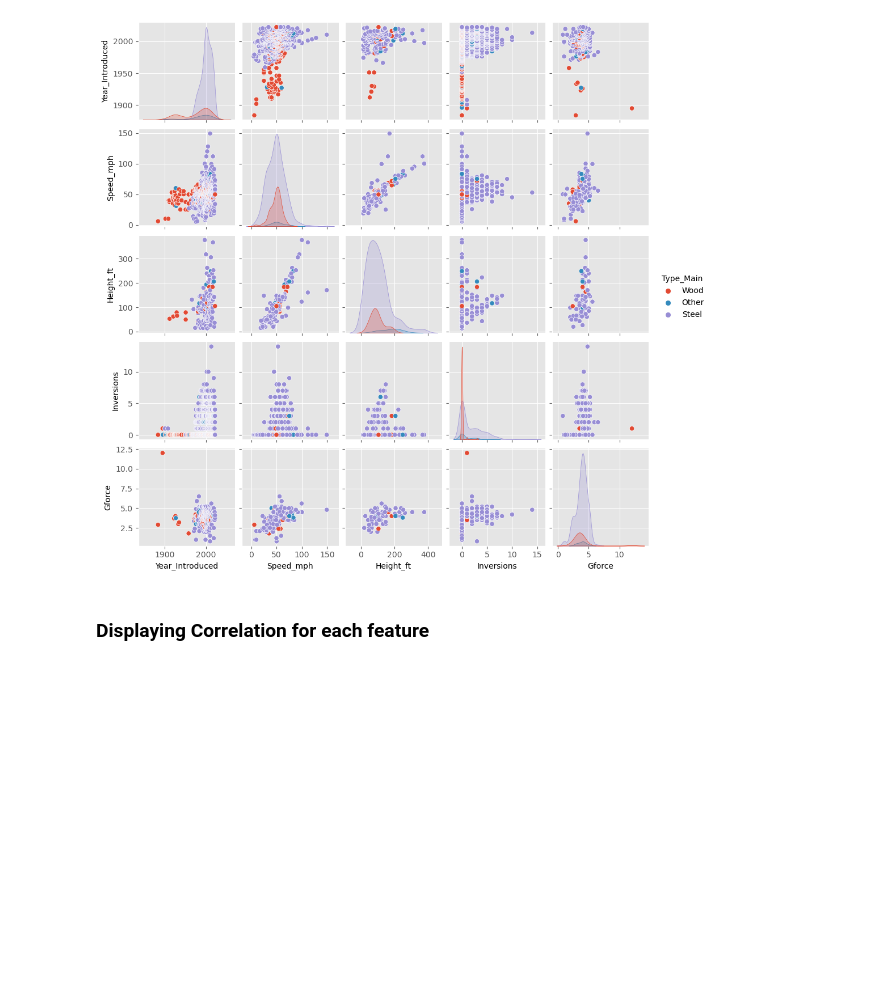
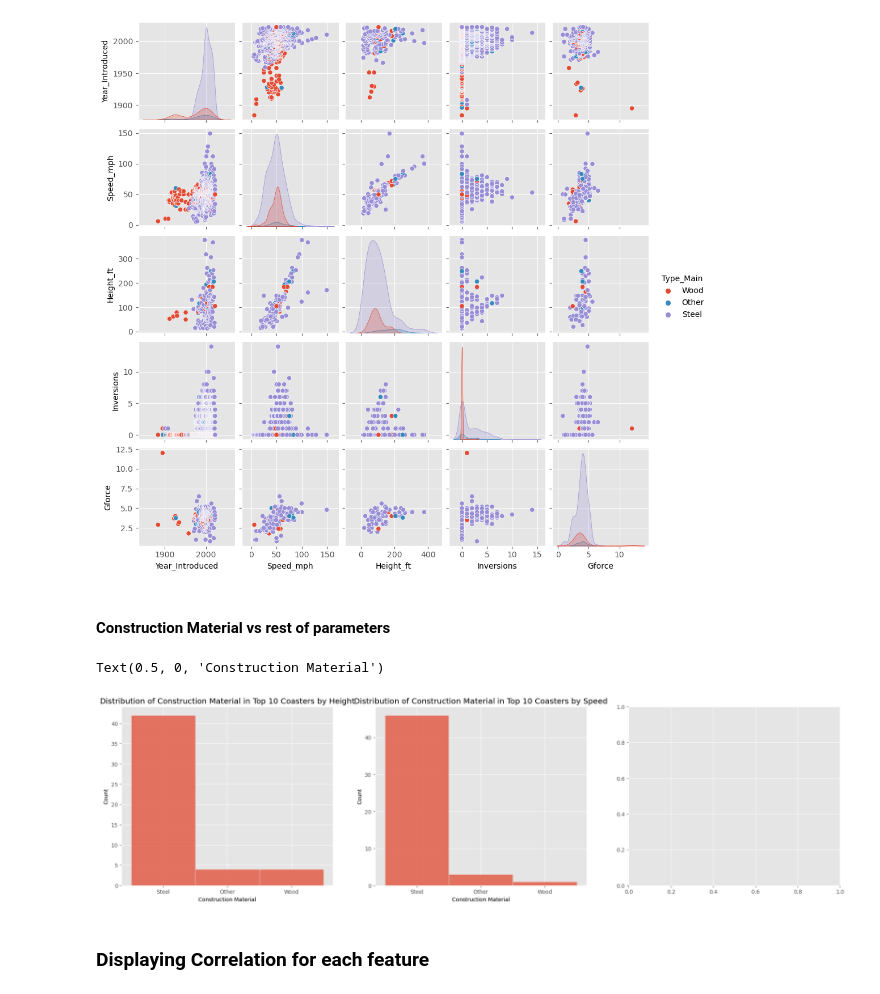
Before and after one commit to Pawcharz/Statistics-Analysis-Playground, a Jupyter notebook: rollercoaster/exploratory-data-analysis.ipynb, the cells around one changed output. Saved outputs shown, nothing was run; the diff lists cells and outputs as text; code cells hidden in the pictures; blank space fills up the shorter version.

Commit message:
Plot distribution of materials in top 10 coasters

```diff
--- a/rollercoaster/exploratory-data-analysis.ipynb
+++ b/rollercoaster/exploratory-data-analysis.ipynb
@@ -409,6 +409,38 @@ sns.pairplot(data=df, vars=quantitative_features, hue='Type_Main', height=2)
 # %% [output]
 <seaborn.axisgrid.PairGrid at 0x...>
 [figure]
+# %% [markdown]
+#### Construction Material vs rest of parameters
+# %%
+f, axs = plt.subplots(1, 3, figsize=(24, 6))
+
+TOP_COUNT = 50
+top_height = df.dropna(subset=['Height_ft']).sort_values(by='Height_ft', ascending=False).head(TOP_COUNT)
+
+sns.histplot(
+  data=top_height,
+  x="Type_Main",
+  ax=axs[0]
+)
+axs[0].set_title("Distribution of Construction Material in Top 10 Coasters by Height")
+axs[0].set_xlabel("Construction Material")
+
+
+top_speed = df.dropna(subset=['Speed_mph']).sort_values(by='Speed_mph', ascending=False).head(TOP_COUNT)
+
+sns.histplot(
+  data=top_speed,
+  x="Type_Main",
+  # y="Speed_mph",
+  ax=axs[1]
+)
+axs[1].set_title("Distribution of Construction Material in Top 10 Coasters by Speed")
+axs[1].set_xlabel("Construction Material")
+
+# Rename to top <TOP_COUNT>
+# %% [output]
+Text(0.5, 0, 'Construction Material')
+[figure, added]
 # %% [markdown]
 ### Displaying Correlation for each feature
 # %%
```
